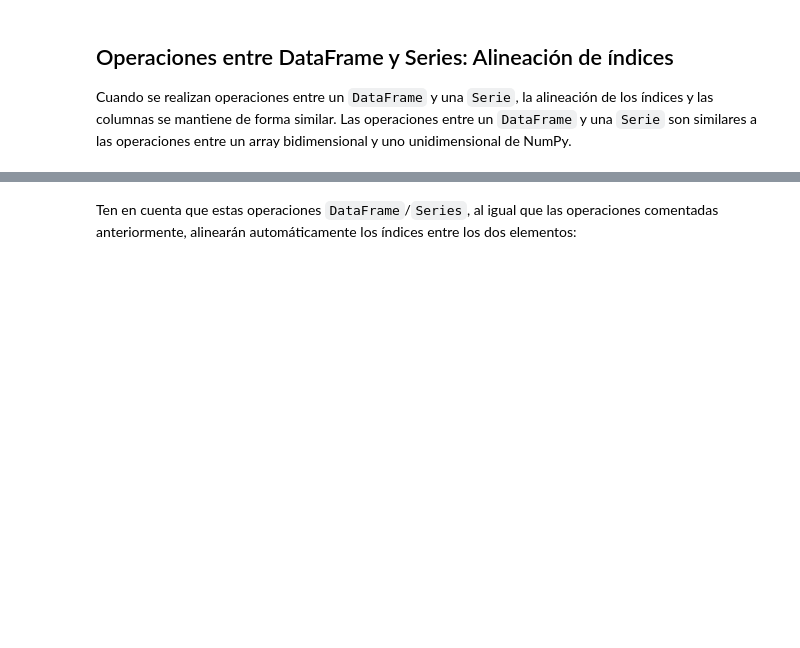
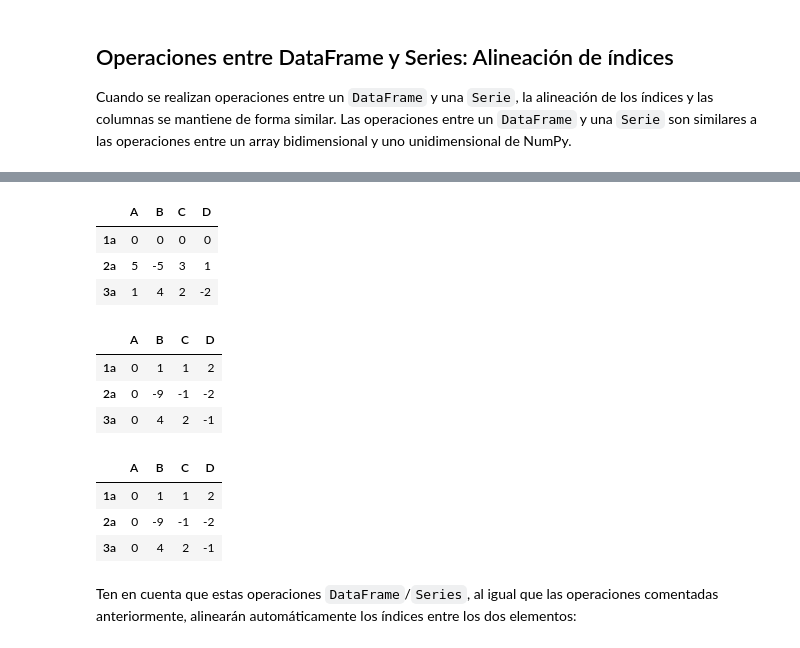
Before and after one commit to draranguez/DS-Online_DanielR, a Jupyter notebook: 02_Herramientas_Avanzadas/Sprint_04/Unidad_01_Pandas_I/01_Workout/13_Operaciones.ipynb, the cells around one changed output, grey strips where cells are left out. Drawn from its saved outputs; the diff is of its cells as text; code cells hidden in the pictures; blank space fills up the shorter version.

```diff
--- a/02_Herramientas_Avanzadas/Sprint_04/Unidad_01_Pandas_I/01_Workout/13_Operaciones.ipynb
+++ b/02_Herramientas_Avanzadas/Sprint_04/Unidad_01_Pandas_I/01_Workout/13_Operaciones.ipynb
@@ -15,6 +20,27 @@ df_A
 # %%
 # Restar una fila del resto de un dataframe
+df_A - df_A.iloc[0]
+# %% [output]
+|  | A | B | C | D |
+| 1a | 0 | 0 | 0 | 0 |
+| 2a | 5 | -5 | 3 | 1 |
+| 3a | 1 | 4 | 2 | -2 |
 # %%
 # Restar una columna del resto
+df_A.sub(df_A["A"], axis=0)
+# %% [output]
+|  | A | B | C | D |
+| 1a | 0 | 1 | 1 | 2 |
+| 2a | 0 | -9 | -1 | -2 |
+| 3a | 0 | 4 | 2 | -1 |
+# %%
+#De otra forma MAS INTUITIVA
+columna = df_A["A"]
+df_A.sub(columna, axis=0)
+# %% [output]
+|  | A | B | C | D |
+| 1a | 0 | 1 | 1 | 2 |
+| 2a | 0 | -9 | -1 | -2 |
+| 3a | 0 | 4 | 2 | -1 |
 # %% [markdown]
 Ten en cuenta que estas operaciones ``DataFrame``/``Series``, al igual que las operaciones comentadas anteriormente, alinearán automáticamente los índices entre los dos elementos:
```
Also changed, not shown: parts of 7 cells of this notebook, 4 other files.
